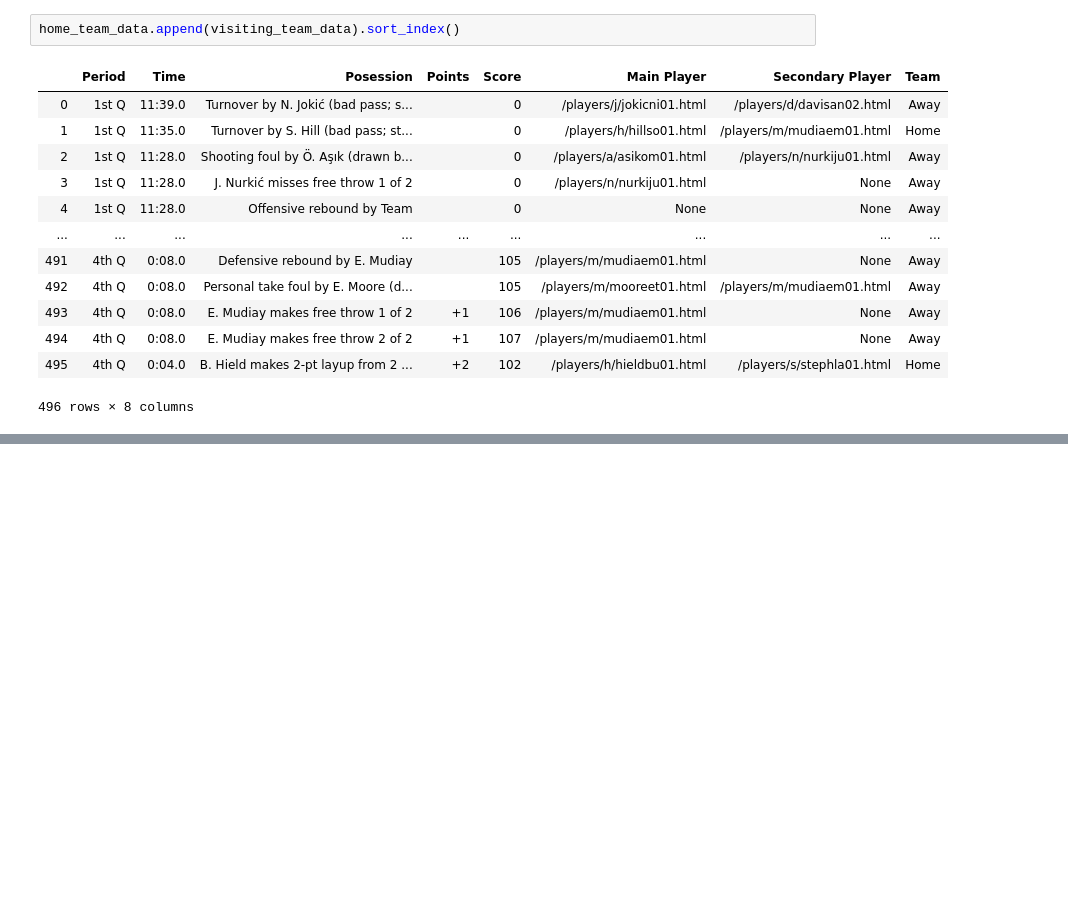
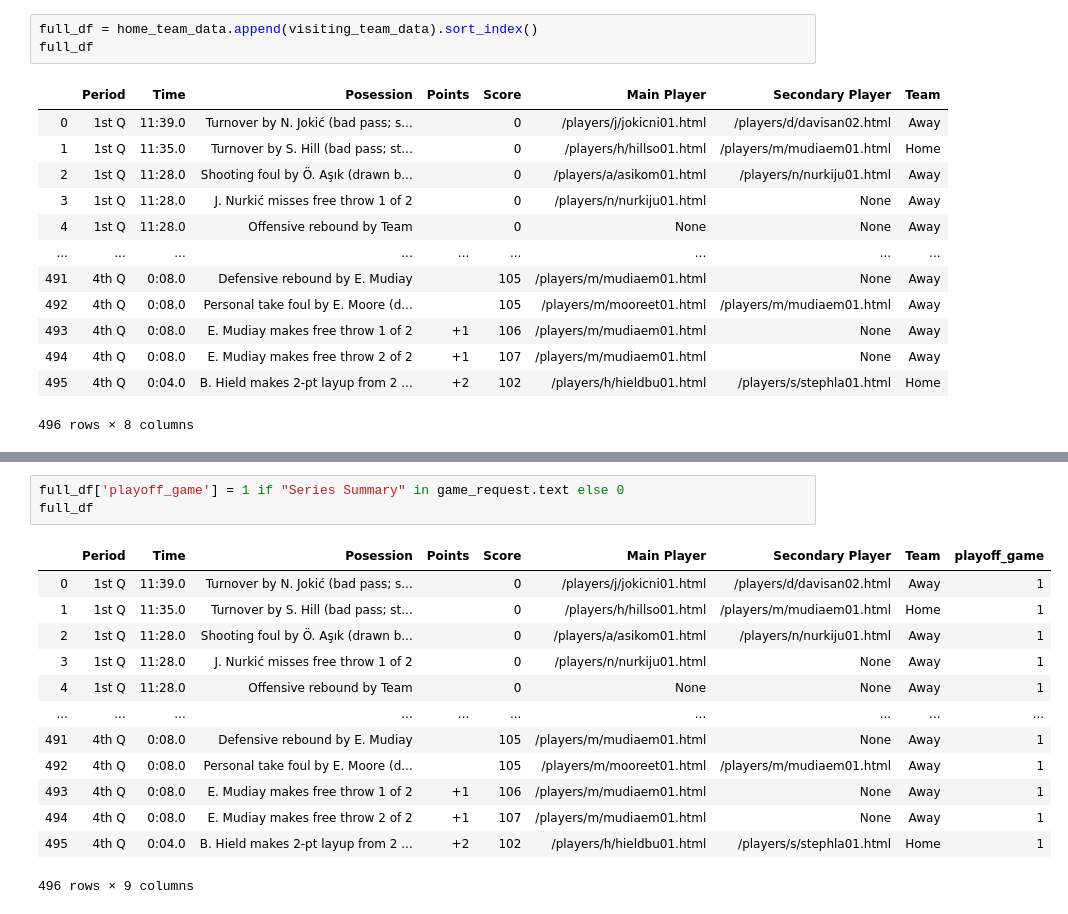
Before and after one commit to anchorP34/NBA-Analysis, a Jupyter notebook: Initial Web Scraping Analysis.ipynb, the cells around one changed output, grey strips where cells are left out. Cells and saved outputs as stored; diff of their text form; blank space fills up the shorter version.

```diff
--- a/Initial Web Scraping Analysis.ipynb
+++ b/Initial Web Scraping Analysis.ipynb
@@ -197,7 +197,8 @@ visiting_team_data.head()
 | 4 | 1st Q | 11:28.0 | Offensive rebound by Team |  | 0 | None | None | Away |
 | 5 | 1st Q | 11:28.0 | J. Nurkić makes free throw 2 of 2 | +1 | 1 | /players/n/nurkiju01.html | None | Away |
 # %%
-home_team_data.append(visiting_team_data).sort_index()
+full_df = home_team_data.append(visiting_team_data).sort_index()
+full_df
 # %% [output]
 |  | Period | Time | Posession | Points | Score | Main Player | Secondary Player | Team |
 | 0 | 1st Q | 11:39.0 | Turnover by N. Jokić (bad pass; s... |  | 0 | /players/j/jokicni01.html | /players/d/davisan02.html | Away |
@@ -214,0 +220,17 @@ home_team_data.append(visiting_team_data).sort_index()
+# %%
+full_df['playoff_game'] = 1 if "Series Summary" in game_request.text else 0
+full_df
+# %% [output]
+|  | Period | Time | Posession | Points | Score | Main Player | Secondary Player | Team | playoff_game |
+| 0 | 1st Q | 11:39.0 | Turnover by N. Jokić (bad pass; s... |  | 0 | /players/j/jokicni01.html | /players/d/davisan02.html | Away | 1 |
+| 1 | 1st Q | 11:35.0 | Turnover by S. Hill (bad pass; st... |  | 0 | /players/h/hillso01.html | /players/m/mudiaem01.html | Home | 1 |
+| 2 | 1st Q | 11:28.0 | Shooting foul by Ö. Aşık (drawn b... |  | 0 | /players/a/asikom01.html | /players/n/nurkiju01.html | Away | 1 |
+| 3 | 1st Q | 11:28.0 | J. Nurkić misses free throw 1 of 2 |  | 0 | /players/n/nurkiju01.html | None | Away | 1 |
+| 4 | 1st Q | 11:28.0 | Offensive rebound by Team |  | 0 | None | None | Away | 1 |
+| ... | ... | ... | ... | ... | ... | ... | ... | ... | ... |
+| 491 | 4th Q | 0:08.0 | Defensive rebound by E. Mudiay |  | 105 | /players/m/mudiaem01.html | None | Away | 1 |
+| 492 | 4th Q | 0:08.0 | Personal take foul by E. Moore (d... |  | 105 | /players/m/mooreet01.html | /players/m/mudiaem01.html | Away | 1 |
+| 493 | 4th Q | 0:08.0 | E. Mudiay makes free throw 1 of 2 | +1 | 106 | /players/m/mudiaem01.html | None | Away | 1 |
+| 494 | 4th Q | 0:08.0 | E. Mudiay makes free throw 2 of 2 | +1 | 107 | /players/m/mudiaem01.html | None | Away | 1 |
+| 495 | 4th Q | 0:04.0 | B. Hield makes 2-pt layup from 2 ... | +2 | 102 | /players/h/hieldbu01.html | /players/s/stephla01.html | Home | 1 |
+496 rows × 9 columns
```
Also changed, not shown: parts of 15 cells of this notebook, 4 other files.
